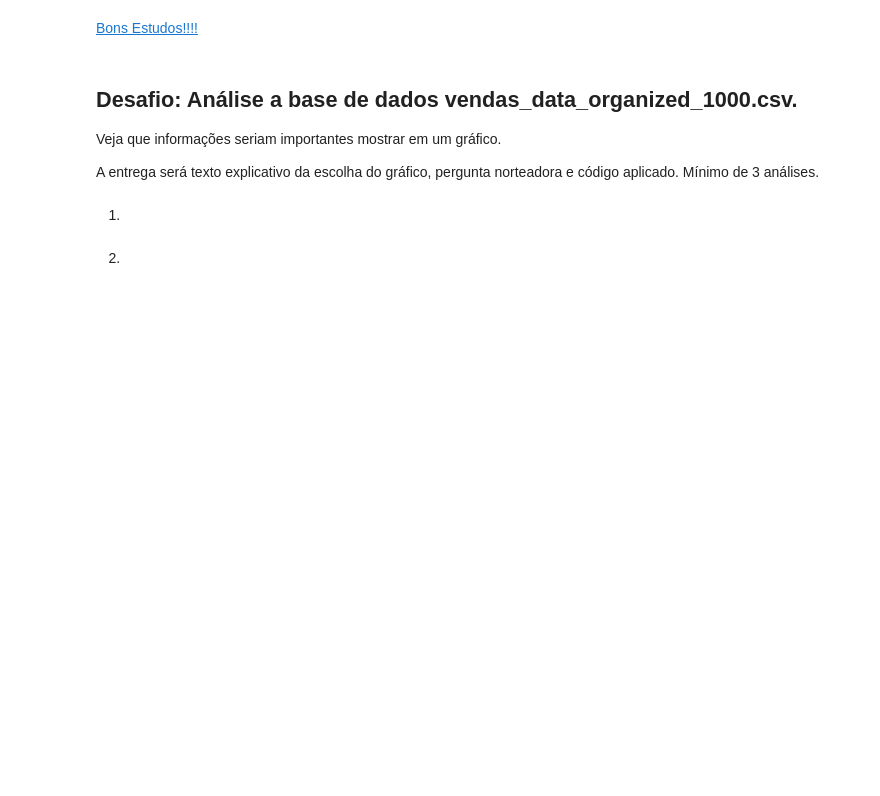
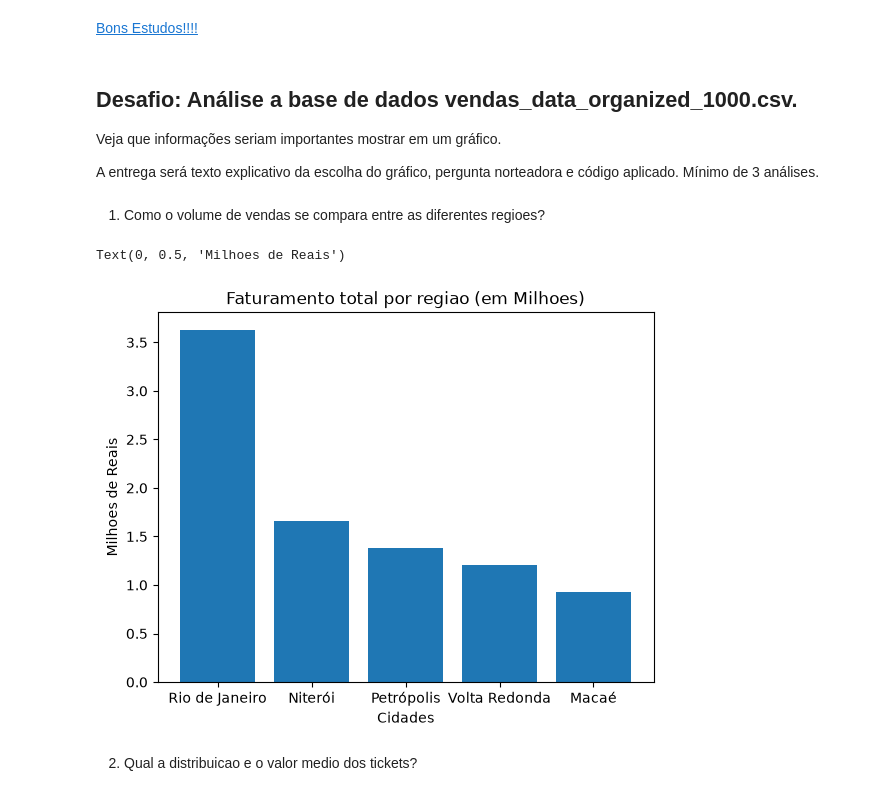
Before and after one commit to zarp1/Estatica-Descritiva, a Jupyter notebook: UC2/Codigos/A16/06_VISUALIZAÇÃO_MATPLOTLIB_Aluno.ipynb, the cells around one changed output. Saved outputs shown, nothing was run; the diff lists cells and outputs as text; code cells hidden in the pictures; blank space fills up the shorter version.

```diff
--- a/UC2/Codigos/A16/06_VISUALIZAÇÃO_MATPLOTLIB_Aluno.ipynb
+++ b/UC2/Codigos/A16/06_VISUALIZAÇÃO_MATPLOTLIB_Aluno.ipynb
@@ -652,6 +652,27 @@ Veja que informações seriam importantes mostrar em um gráfico.
 A entrega será texto explicativo da escolha do gráfico, pergunta norteadora e código aplicado.
 Mínimo  de 3 análises.
 # %% [markdown]
-1.
+1. Como o volume de vendas se compara entre as diferentes regioes?
+# %%
+# Group by regiao, sum faturamento_total, grafico de Barra, ordenado do M-m
+
+import pandas as pd
+import matplotlib.pyplot as plt
+
+df = pd.read_csv(r"C:\Users\renan\OneDrive\Desktop\Python Projects\DATA_ANALYCIS\SENAC\Estatica-Descritiva\UC2\DATA\vendas_data_organized_1000.csv")
+
+df_reg = df.groupby('Cidade')["Valor_Total"].sum().reset_index()
+df_reg = df_reg.sort_values(by="Valor_Total", ascending=False)
+df_reg["Valor_Total"] = df_reg["Valor_Total"] / 1000000
+
+#print(df_reg)
+plt.bar(df_reg['Cidade'], df_reg["Valor_Total"])
+plt.title("Faturamento total por regiao (em Milhoes)")
+
+plt.xlabel("Cidades")
+plt.ylabel("Milhoes de Reais")
+# %% [output]
+Text(0, 0.5, 'Milhoes de Reais')
+[figure, added]
 # %% [markdown]
-2.
+2. Qual a distribuicao e o valor medio dos tickets?
```
Also changed, not shown: parts of 3 cells of this notebook.
